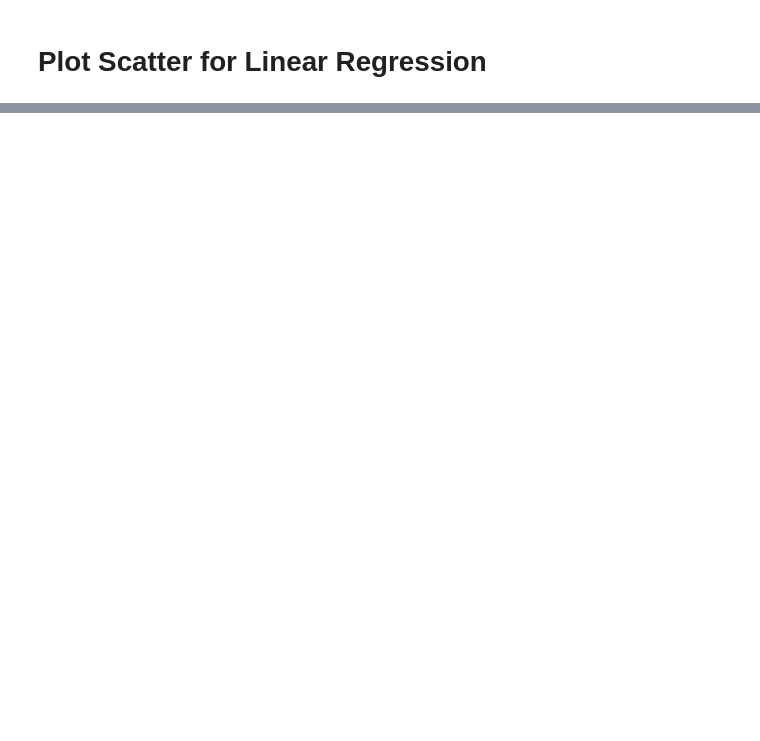
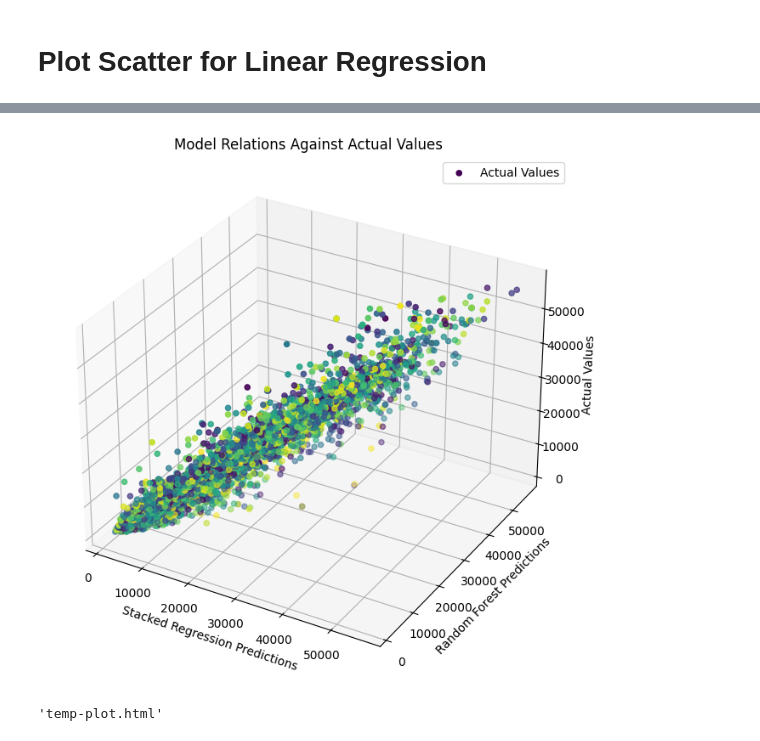
Before and after one commit to Ali7109/3401Project, a Jupyter notebook: src/CarPredictionModel.ipynb, the cells around one changed output, grey strips where cells are left out. Drawn from its saved outputs; the diff is of its cells as text; code cells hidden in the pictures; blank space fills up the shorter version.

```diff
--- a/src/CarPredictionModel.ipynb
+++ b/src/CarPredictionModel.ipynb
@@ -469,0 +475,63 @@ plt.show()
+# %%
+import matplotlib.pyplot as plt
+from mpl_toolkits.mplot3d import Axes3D
+
+x = predicted_prices_stacked
+y = predicted_prices_forest
+z = y_test
+
+fig = plt.figure(figsize=(10, 8))
+ax = fig.add_subplot(111, projection='3d')
+
+# Scatter plot with different colors for x, y, and z
+ax.scatter(x, y, z, c=np.arange(len(x)), cmap='viridis', marker='o', label='Actual Values')
+ax.set_xlabel('Stacked Regression Predictions')
+ax.set_ylabel('Random Forest Predictions')
+ax.set_zlabel('Actual Values')
+ax.set_title("Model Relations Against Actual Values")
+ax.legend()
+
+plt.show()
+# %% [output]
+[figure, added]
+# %%
+import plotly.offline as pyo
+import plotly.graph_objs as go
+
+# Create Plotly DataFrame
+plotly_df = pd.DataFrame({
+    'Stacked Regression': predicted_prices_stacked,
+    'Random Forest': predicted_prices_forest,
+    'Actual Values': y_test
+})
+
+# Create 3D Scatter Plot with custom colors
+trace = go.Scatter3d(
+    x=plotly_df['Stacked Regression'],
+    y=plotly_df['Random Forest'],
+    z=plotly_df['Actual Values'],
+    mode='markers',
+    marker=dict(
+        size=8,
+        color=plotly_df['Random Forest'],  # Use 'Random Forest' column for color
+        colorscale='Magma',  # You can choose a different colorscale
+        opacity=0.8
+    )
+)
+
+layout = go.Layout(
+    scene=dict(
+        xaxis=dict(title='Stacked Regression'),
+        yaxis=dict(title='Random Forest'),
+        zaxis=dict(title='Actual Values'),
+    ),
+    title='3D Scatter Plot of Predictions and Actual Values'
+)
+
+# Create a Figure object
+fig = go.Figure(data=[trace], layout=layout)
+
+# Plot offline
+pyo.plot(fig)
+# %% [output]
+'temp-plot.html'
```
Also changed, not shown: parts of 9 cells of this notebook, 1 other file.
